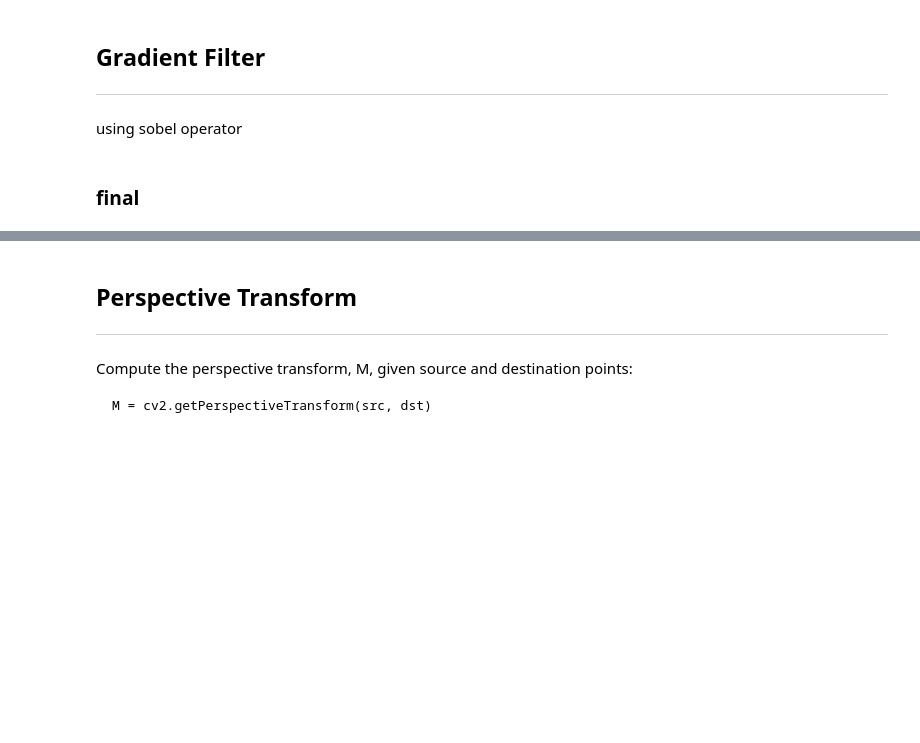
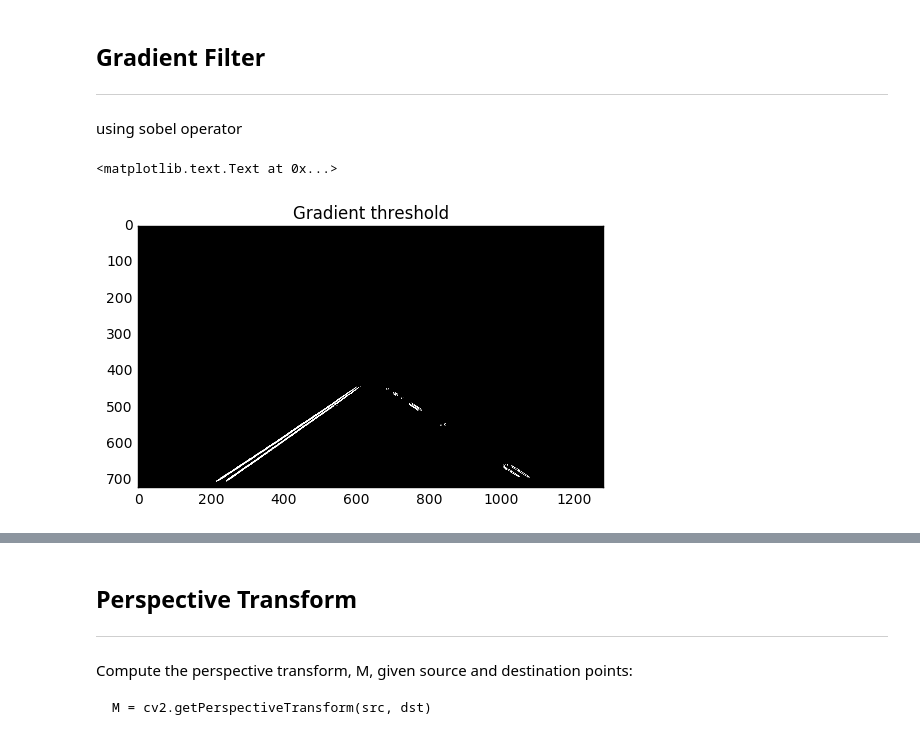
Before and after one commit to hayoung-kim/Perception-for-Self-driving, a Jupyter notebook: CarND-Advanced-Lane-Lines/Finding_Lane_Line_PlayGround_python.ipynb, the cells around one changed output, grey strips where cells are left out. Cells and saved outputs as stored; diff of their text form; code cells hidden in the pictures; blank space fills up the shorter version.

```diff
--- a/CarND-Advanced-Lane-Lines/Finding_Lane_Line_PlayGround_python.ipynb
+++ b/CarND-Advanced-Lane-Lines/Finding_Lane_Line_PlayGround_python.ipynb
@@ -108,5 +108,3 @@ ax3.set_title('binary (=max(yl,wt))', fontsize=25)
 ## Gradient Filter
 ---
 using sobel operator
-# %% [markdown]
-### final
@@ -114,0 +113,21 @@ finimg = binary_color
+# %%
+redimg = undimg[:,:,0]
+# %%
+# Choose a Sobel kernel size
+ksize = 11 # Choose a larger odd number to smooth gradient measurements
+
+# Apply each of the thresholding functions
+gradx = gradThres.abs_sobel_thresh(redimg, orient='x', sobel_kernel=ksize, thresh=(50, 200))
+grady = gradThres.abs_sobel_thresh(redimg, orient='y', sobel_kernel=ksize, thresh=(50, 200))
+
+# Combine gradient and trim roi
+combined = np.zeros_like(gradx)
+combined[((gradx == 1) & (grady == 1))] = 1
+binary_grad = gradThres.region_of_interest(combined, roi_vertices)
+
+# plot result
+plt.imshow(binary_grad, cmap='gray')
+plt.title('Gradient threshold')
+# %% [output]
+<matplotlib.text.Text at 0x...>
+[figure, added]
```
Also changed, not shown: parts of 10 cells of this notebook, 2 other files.
